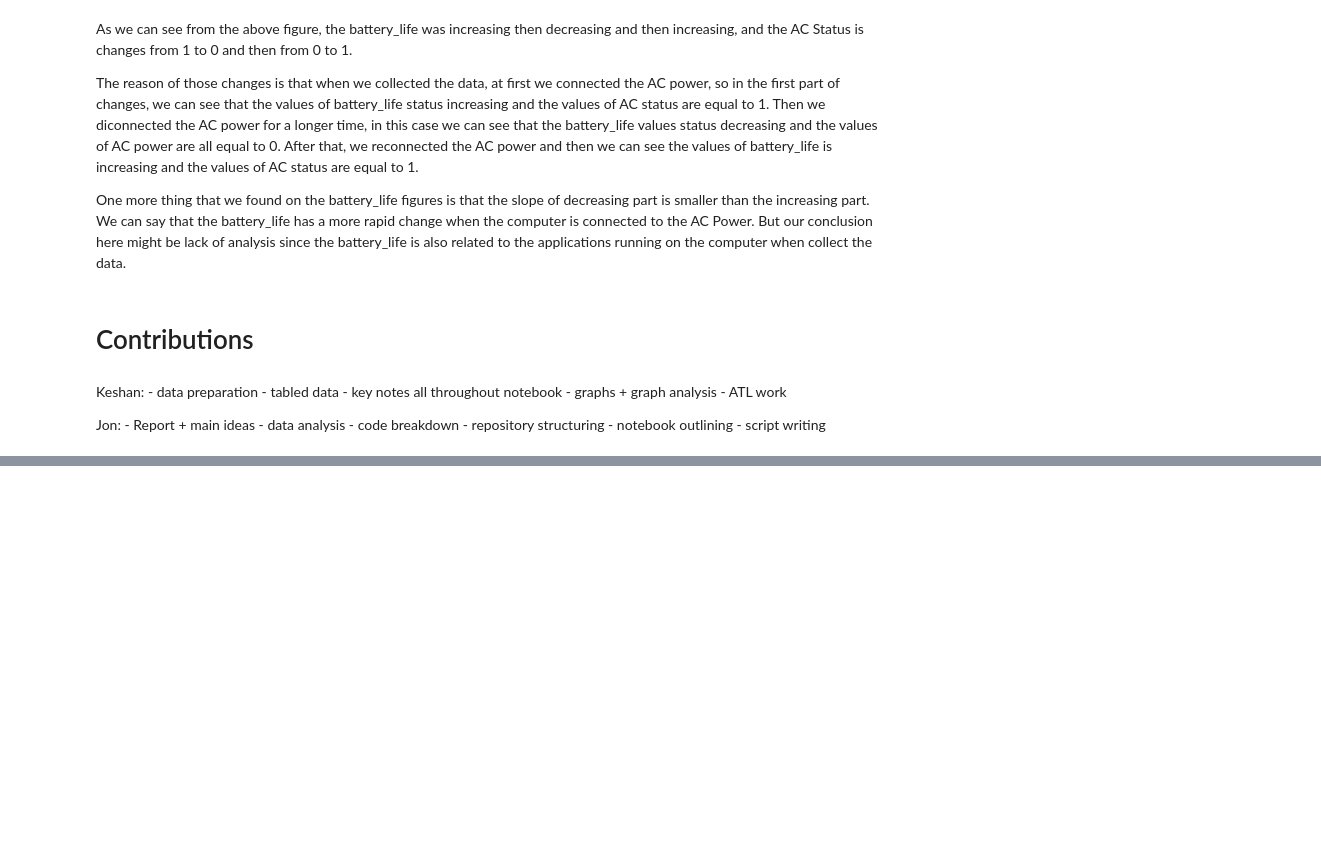
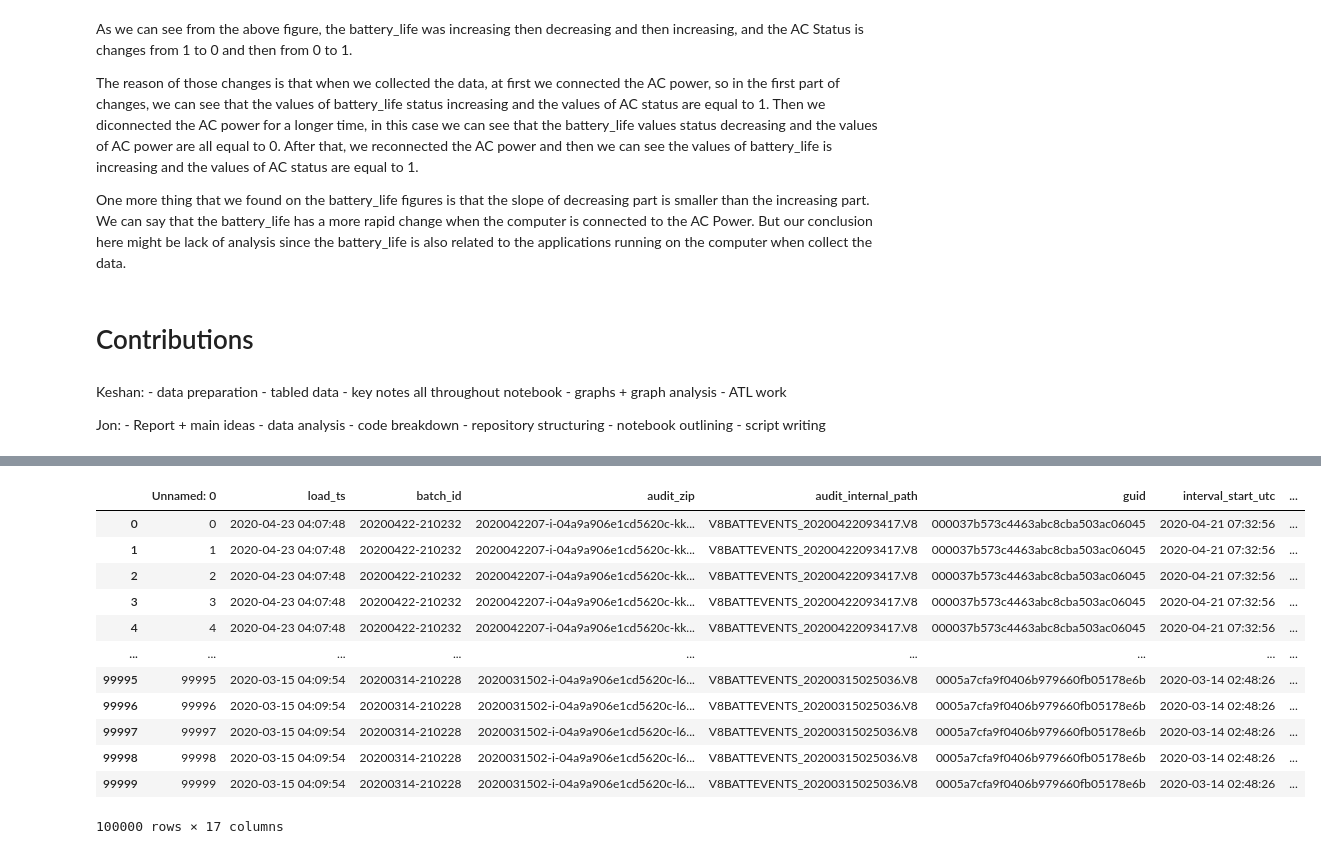
Before and after one commit to jonxsong/DSC180A-Capstone, a Jupyter notebook: notebooks/FINAL_NOTEBOOK.ipynb, the cells around one changed output, grey strips where cells are left out. Cells and saved outputs as stored; diff of their text form; code cells hidden in the pictures; blank space fills up the shorter version.

```diff
--- a/notebooks/FINAL_NOTEBOOK.ipynb
+++ b/notebooks/FINAL_NOTEBOOK.ipynb
@@ -268,0 +290,16 @@ Jon:
+# %%
+new_acdc_data
+# %% [output]
+|  | Unnamed: 0 | load_ts | batch_id | audit_zip | audit_internal_path | guid | interval_start_utc | ... |
+| 0 | 0 | 2020-04-23 04:07:48 | 20200422-210232 | 2020042207-i-04a9a906e1cd5620c-kk... | V8BATTEVENTS_20200422093417.V8 | 000037b573c4463abc8cba503ac06045 | 2020-04-21 07:32:56 | ... |
+| 1 | 1 | 2020-04-23 04:07:48 | 20200422-210232 | 2020042207-i-04a9a906e1cd5620c-kk... | V8BATTEVENTS_20200422093417.V8 | 000037b573c4463abc8cba503ac06045 | 2020-04-21 07:32:56 | ... |
+| 2 | 2 | 2020-04-23 04:07:48 | 20200422-210232 | 2020042207-i-04a9a906e1cd5620c-kk... | V8BATTEVENTS_20200422093417.V8 | 000037b573c4463abc8cba503ac06045 | 2020-04-21 07:32:56 | ... |
+| 3 | 3 | 2020-04-23 04:07:48 | 20200422-210232 | 2020042207-i-04a9a906e1cd5620c-kk... | V8BATTEVENTS_20200422093417.V8 | 000037b573c4463abc8cba503ac06045 | 2020-04-21 07:32:56 | ... |
+| 4 | 4 | 2020-04-23 04:07:48 | 20200422-210232 | 2020042207-i-04a9a906e1cd5620c-kk... | V8BATTEVENTS_20200422093417.V8 | 000037b573c4463abc8cba503ac06045 | 2020-04-21 07:32:56 | ... |
+| ... | ... | ... | ... | ... | ... | ... | ... | ... |
+| 99995 | 99995 | 2020-03-15 04:09:54 | 20200314-210228 | 2020031502-i-04a9a906e1cd5620c-l6... | V8BATTEVENTS_20200315025036.V8 | 0005a7cfa9f0406b979660fb05178e6b | 2020-03-14 02:48:26 | ... |
+| 99996 | 99996 | 2020-03-15 04:09:54 | 20200314-210228 | 2020031502-i-04a9a906e1cd5620c-l6... | V8BATTEVENTS_20200315025036.V8 | 0005a7cfa9f0406b979660fb05178e6b | 2020-03-14 02:48:26 | ... |
+| 99997 | 99997 | 2020-03-15 04:09:54 | 20200314-210228 | 2020031502-i-04a9a906e1cd5620c-l6... | V8BATTEVENTS_20200315025036.V8 | 0005a7cfa9f0406b979660fb05178e6b | 2020-03-14 02:48:26 | ... |
+| 99998 | 99998 | 2020-03-15 04:09:54 | 20200314-210228 | 2020031502-i-04a9a906e1cd5620c-l6... | V8BATTEVENTS_20200315025036.V8 | 0005a7cfa9f0406b979660fb05178e6b | 2020-03-14 02:48:26 | ... |
+| 99999 | 99999 | 2020-03-15 04:09:54 | 20200314-210228 | 2020031502-i-04a9a906e1cd5620c-l6... | V8BATTEVENTS_20200315025036.V8 | 0005a7cfa9f0406b979660fb05178e6b | 2020-03-14 02:48:26 | ... |
+100000 rows × 17 columns
```
Also changed, not shown: parts of 3 cells of this notebook, 2 other files.
